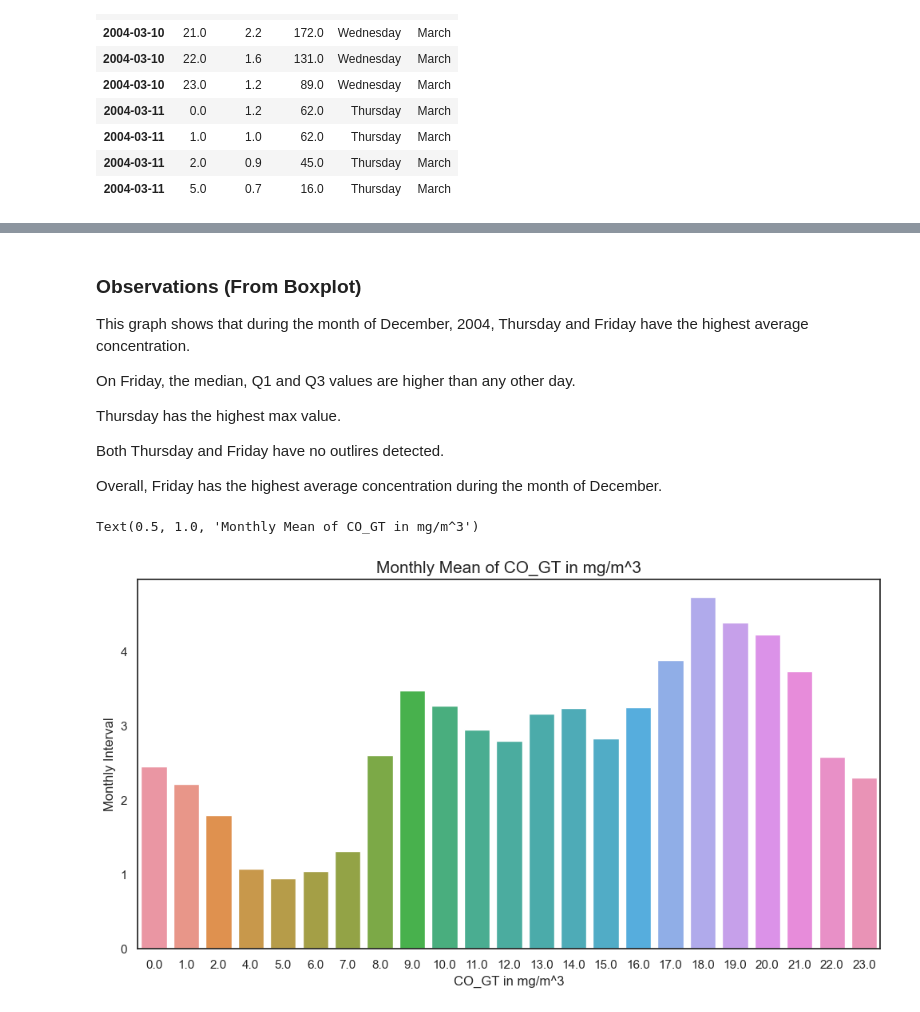
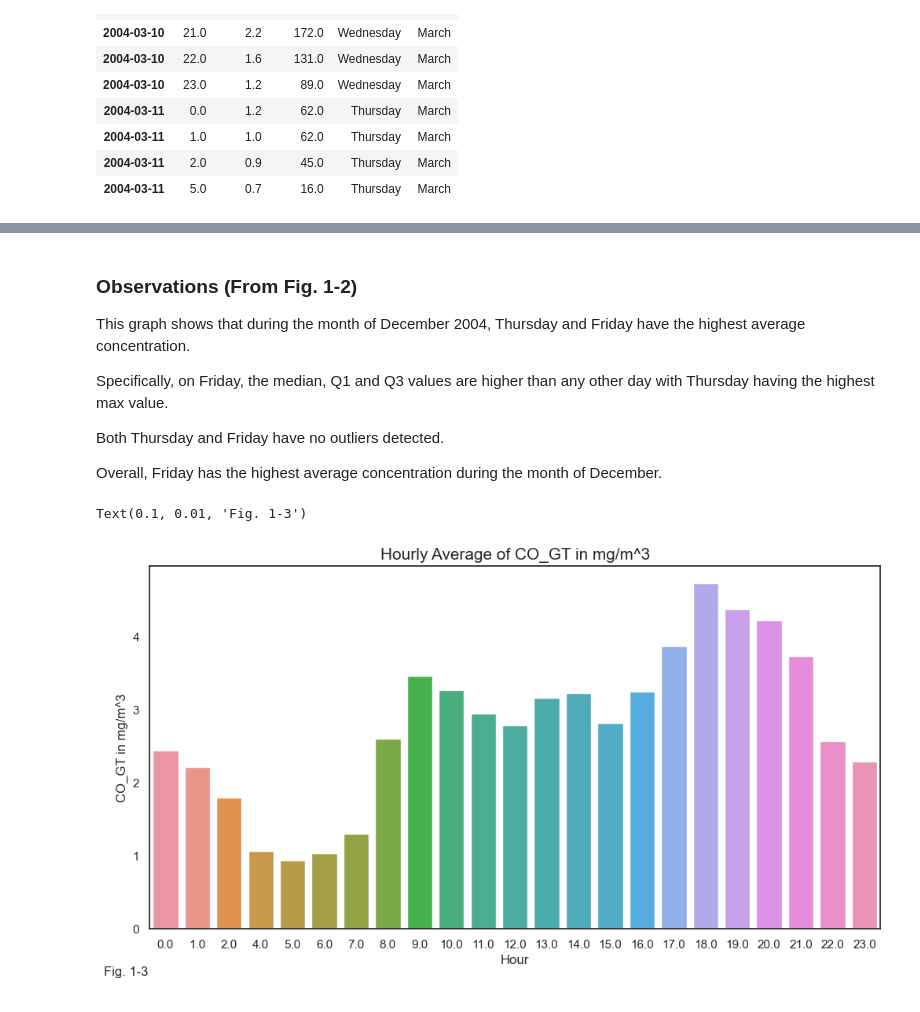
Before and after one commit to ubco-W2022T2-data301/project-group-group59, a Jupyter notebook: analysis/analysis1.ipynb, the cells around one changed output, grey strips where cells are left out. Cells and saved outputs as stored; diff of their text form; code cells hidden in the pictures.

```diff
--- a/analysis/analysis1.ipynb
+++ b/analysis/analysis1.ipynb
@@ -189,25 +189,19 @@ df_cleaned.describe()
 | 75% | 2.900000 | 335.000000 | 142.000000 | 23.700000 | 62.200000 | 1.251600 |
 | max | 11.900000 | 1479.000000 | 333.000000 | 44.600000 | 88.700000 | 2.180600 |
 # %%
-#Creating correlation map.
-sns.set_theme(style="white")
-
-
 # Compute the correlation matrix
 corr = df_cleaned.corr(numeric_only= True)
 
 # Generate a mask for the upper triangle
 mask = np.triu(np.ones_like(corr, dtype=bool))
 
-# Set up the matplotlib figure
-f, ax = plt.subplots(figsize=(11, 9))
-
 # Generate a custom diverging colormap
 cmap = sns.diverging_palette(230, 20, as_cmap=True)
 
 # Draw the heatmap with the mask and correct aspect ratio
-map = sns.heatmap(corr, mask=mask, cmap=cmap, vmax=.3, center=0,
-            square=True, linewidths=.5, cbar_kws={"shrink": .5})
+map = sns.heatmap(corr, mask=mask, cmap=cmap, vmax=.3, center=0, square=True, linewidths=.5, cbar_kws={"shrink": .5}, annot=True)
+plt.yticks(rotation= 360)
+
 plt.title('Correlation Matrix of Dataset', fontsize=20)
 # %% [output]
 Text(0.5, 1.0, 'Correlation Matrix of Dataset')
@@ -361,19 +358,19 @@ Text(0.5, 1.0, 'CO_GT in mg/m^3 Concentration on December, 2004')
 # %% [markdown]
-### Observations (From Boxplot)
-This graph shows that during the month of December, 2004, Thursday and Friday have the highest average concentration.
+### Observations (From Fig. 1-2)
+This graph shows that during the month of December 2004, Thursday and Friday have the highest average concentration.
 
-On Friday, the median, Q1 and Q3 values are higher than any other day.
+Specifically, on Friday, the median, Q1 and Q3 values are higher than any other day with Thursday having the highest max value.
 
-Thursday has the highest max value.
-
-Both Thursday and Friday have no outlires detected.
+Both Thursday and Friday have no outliers detected.
 
 Overall, Friday has the highest average concentration during the month of December.
 # %%
+txt = "Fig. 1-3"
 plt.figure(figsize=(12,6))
-sns.barplot(data= df3, x=df3['Hour'], y= df3['CO_GT'], errorbar= None).set(ylabel ="Monthly Interval", xlabel = "CO_GT in mg/m^3")
-plt.title('Monthly Mean of CO_GT in mg/m^3', fontsize=15)
+sns.barplot(data= df3, x=df3['Hour'], y= df3['CO_GT'], errorbar= None).set(ylabel ="CO_GT in mg/m^3", xlabel = "Hour")
+plt.title('Hourly Average of CO_GT in mg/m^3', fontsize=15)
+plt.figtext(0.1, 0.01, txt, wrap=True, horizontalalignment='center', fontsize=12)
 # %% [output]
-Text(0.5, 1.0, 'Monthly Mean of CO_GT in mg/m^3')
+Text(0.1, 0.01, 'Fig. 1-3')
-[figure, old version]
+[figure, new version]
 # %% [markdown]
```
Also changed, not shown: parts of 14 cells of this notebook.
